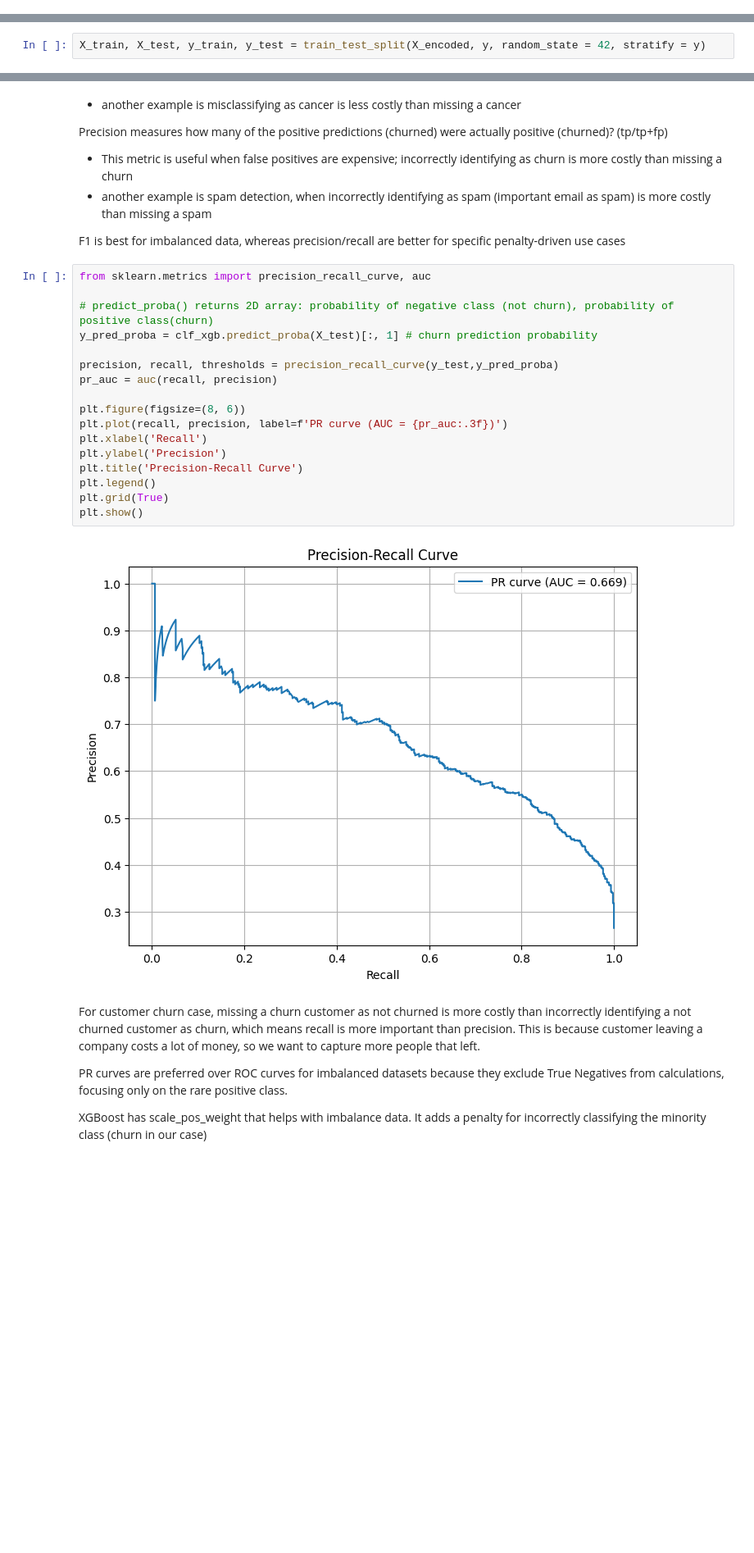
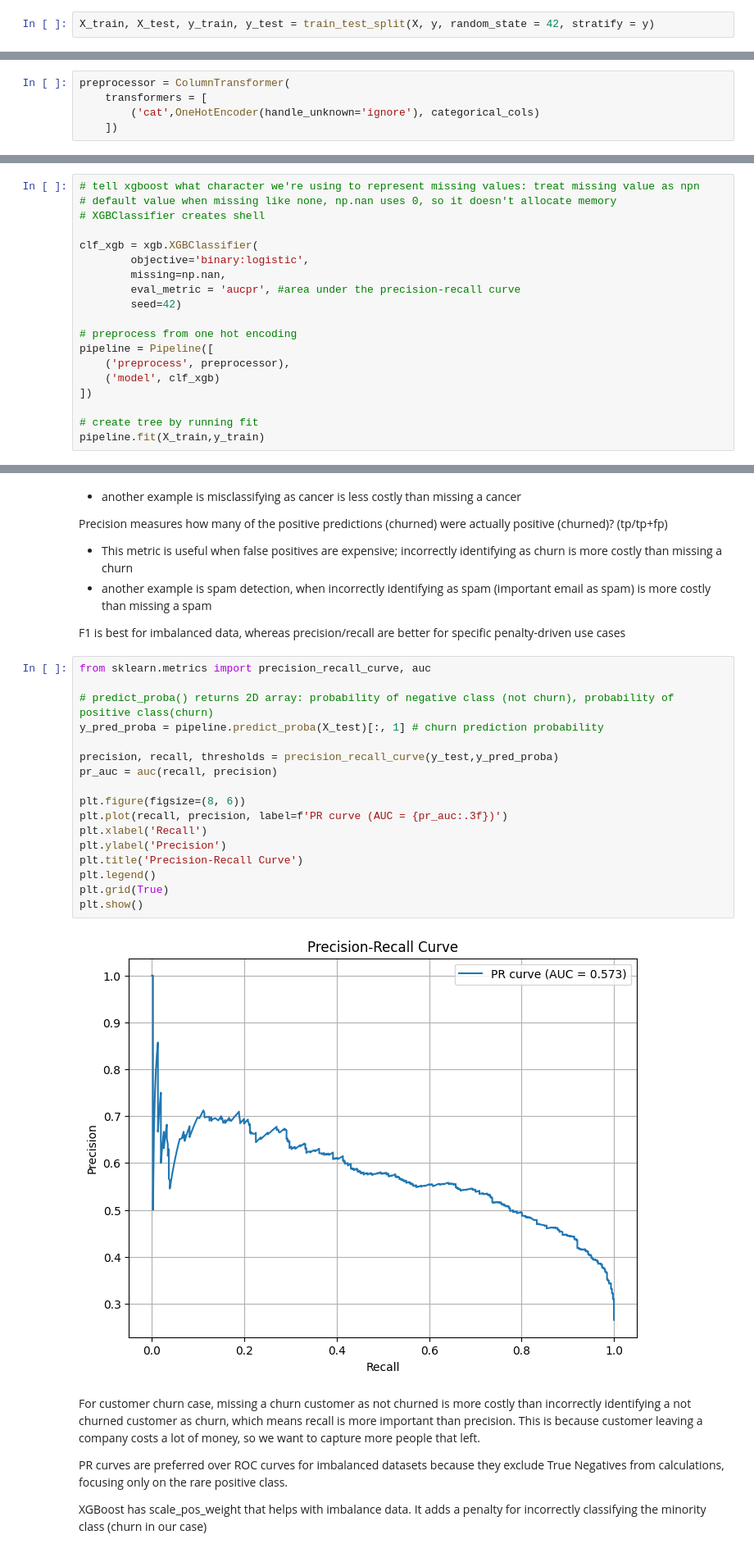
Before and after one commit to hasongc01/Customer-Churn, a Jupyter notebook: teleco.ipynb, the cells around one changed output, grey strips where cells are left out. Shown at 82% size. Saved outputs shown, nothing was run; the diff lists cells and outputs as text; blank space fills up the shorter version.

Commit message:
encoding pipeline update

```diff
--- a/teleco.ipynb
+++ b/teleco.ipynb
@@ -289,0 +303,2 @@ Name: Churn_Value, dtype: int64
+# %%
+X_train, X_test, y_train, y_test = train_test_split(X, y, random_state = 42, stratify = y)
@@ -356,0 +374,5 @@ K-Fold Target encoding prevents data leakage.
+# %%
+preprocessor = ColumnTransformer(
+    transformers = [
+        ('cat',OneHotEncoder(handle_unknown='ignore'), categorical_cols)
+    ])
@@ -372,2 +452,0 @@ sum(y)/len(y)
-# %%
-X_train, X_test, y_train, y_test = train_test_split(X_encoded, y, random_state = 42, stratify = y)
@@ -432,3 +501,22 @@ XGBClassifier(base_score=None, booster=None, callbacks=None,
               max_leaves=None, min_child_weight=None, missing=nan,
               monotone_constraints=None, multi_strategy=None, n_estimators=None,
               n_jobs=None, num_parallel_tree=None, ...)
+# %%
+# tell xgboost what character we're using to represent missing values: treat missing value as npn
+# default value when missing like none, np.nan uses 0, so it doesn't allocate memory
+# XGBClassifier creates shell
+
+clf_xgb = xgb.XGBClassifier(
+        objective='binary:logistic',
+        missing=np.nan,
+        eval_metric = 'aucpr', #area under the precision-recall curve
+        seed=42)
+
+# preprocess from one hot encoding
+pipeline = Pipeline([
+    ('preprocess', preprocessor),
+    ('model', clf_xgb)
+])
+
+# create tree by running fit
+pipeline.fit(X_train,y_train)
@@ -475,22 +583,22 @@ F1 is best for imbalanced data, whereas precision/recall are better for specific
 # %%
 from sklearn.metrics import precision_recall_curve, auc
 
 # predict_proba() returns 2D array: probability of negative class (not churn), probability of positive class(churn)
-y_pred_proba = clf_xgb.predict_proba(X_test)[:, 1] # churn prediction probability
+y_pred_proba = pipeline.predict_proba(X_test)[:, 1] # churn prediction probability
 
 precision, recall, thresholds = precision_recall_curve(y_test,y_pred_proba)
 pr_auc = auc(recall, precision)
 
 plt.figure(figsize=(8, 6))
 plt.plot(recall, precision, label=f'PR curve (AUC = {pr_auc:.3f})')
 plt.xlabel('Recall')
 plt.ylabel('Precision')
 plt.title('Precision-Recall Curve')
 plt.legend()
 plt.grid(True)
 plt.show()
 # %% [output]
-[figure, old version]
+[figure, new version]
 # %% [markdown]
 For customer churn case, missing a churn customer as not churned is more costly than incorrectly identifying a not churned customer as churn, which means recall is more important than precision. This is because customer leaving a company costs a lot of money, so we want to capture more people that left.
 
```
Also changed, not shown: parts of 35 cells of this notebook.
